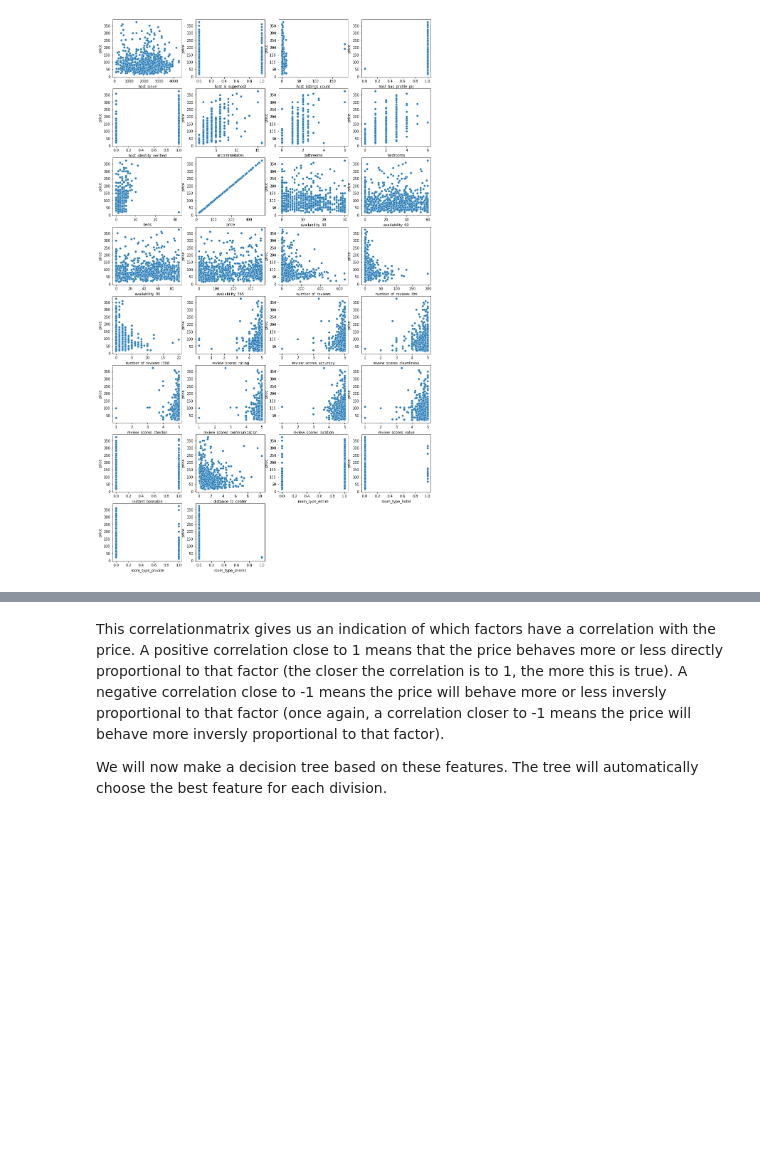
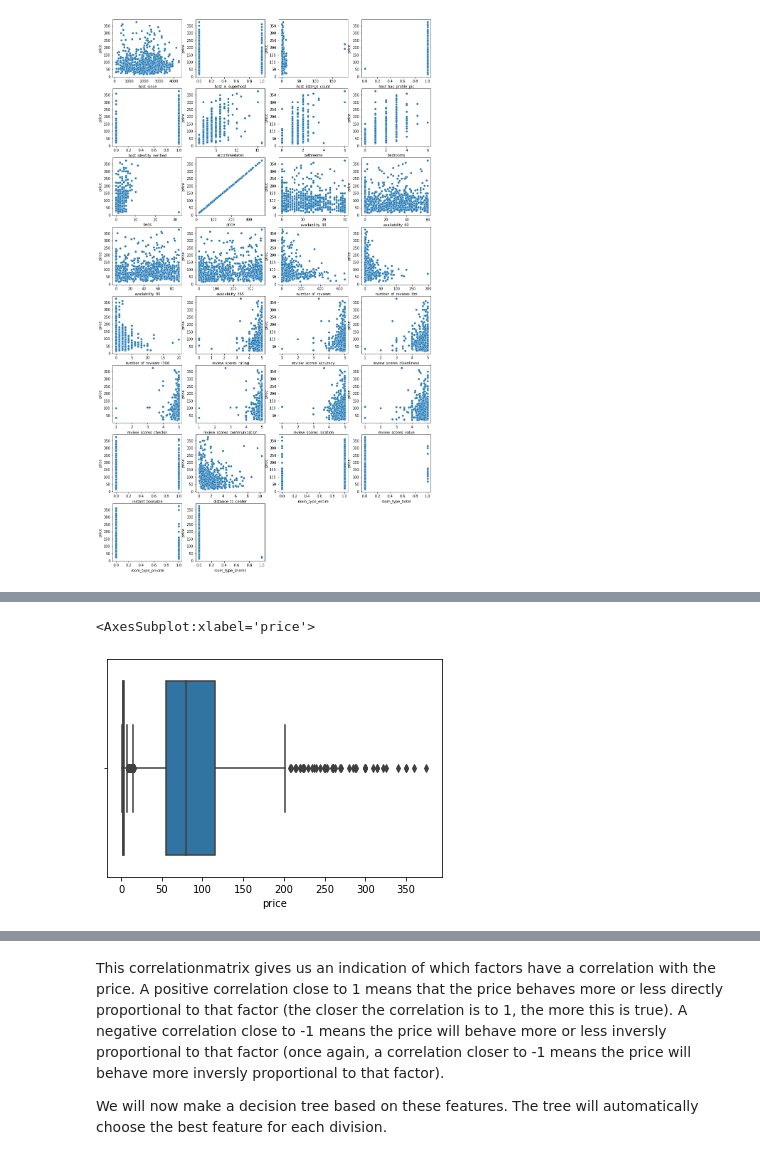
Before and after one commit to tibovdc/ProjectML, a Jupyter notebook: Sprint1.ipynb, the cells around one changed output, grey strips where cells are left out. Cells and saved outputs as stored; diff of their text form; code cells hidden in the pictures; blank space fills up the shorter version.

```diff
--- a/Sprint1.ipynb
+++ b/Sprint1.ipynb
@@ -442,0 +427,7 @@ dtype: object
+# %%
+sns.boxplot(x=box['accommodates'])
+
+sns.boxplot(x=box['price'])
+# %% [output]
+<AxesSubplot:xlabel='price'>
+[figure, added]
```
Also changed, not shown: parts of 9 cells of this notebook.
